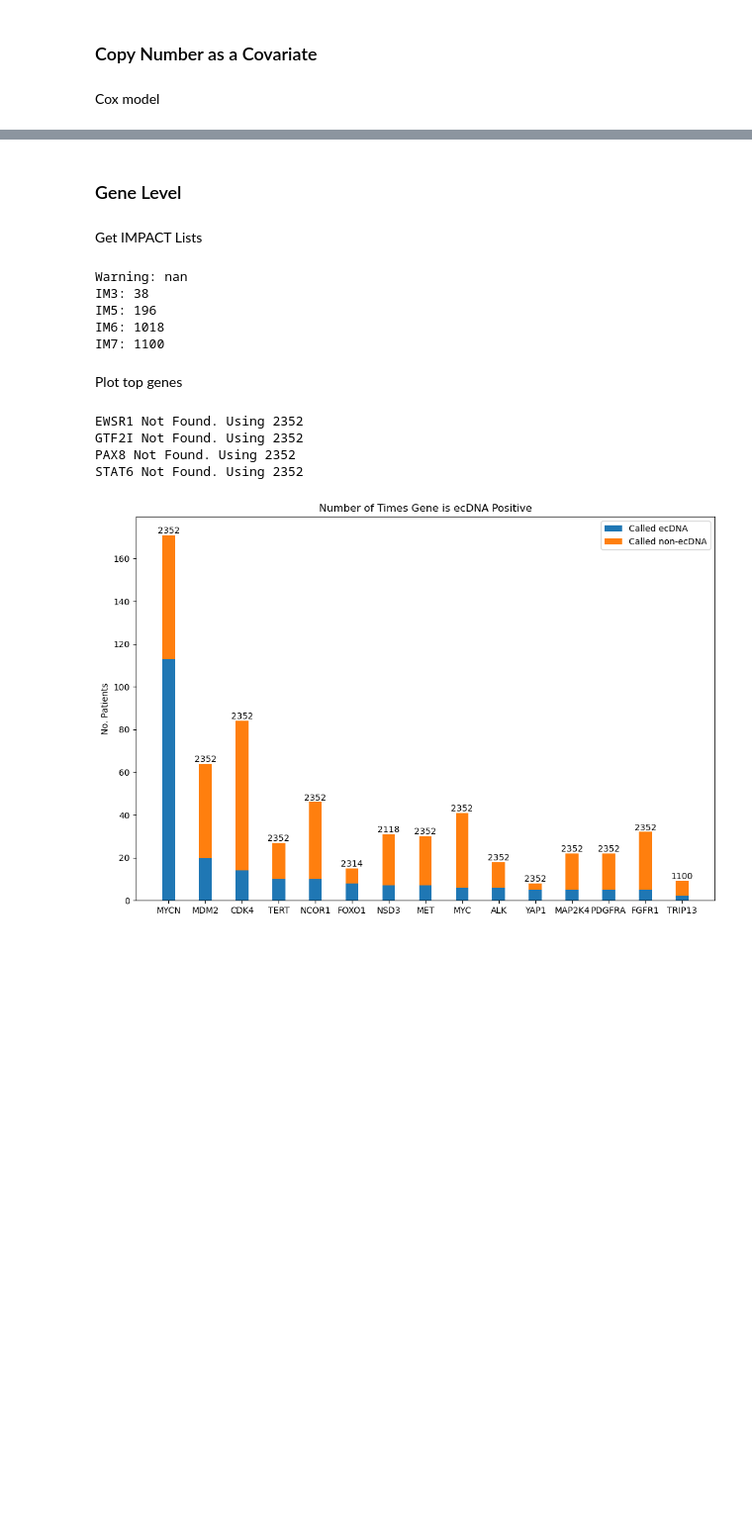
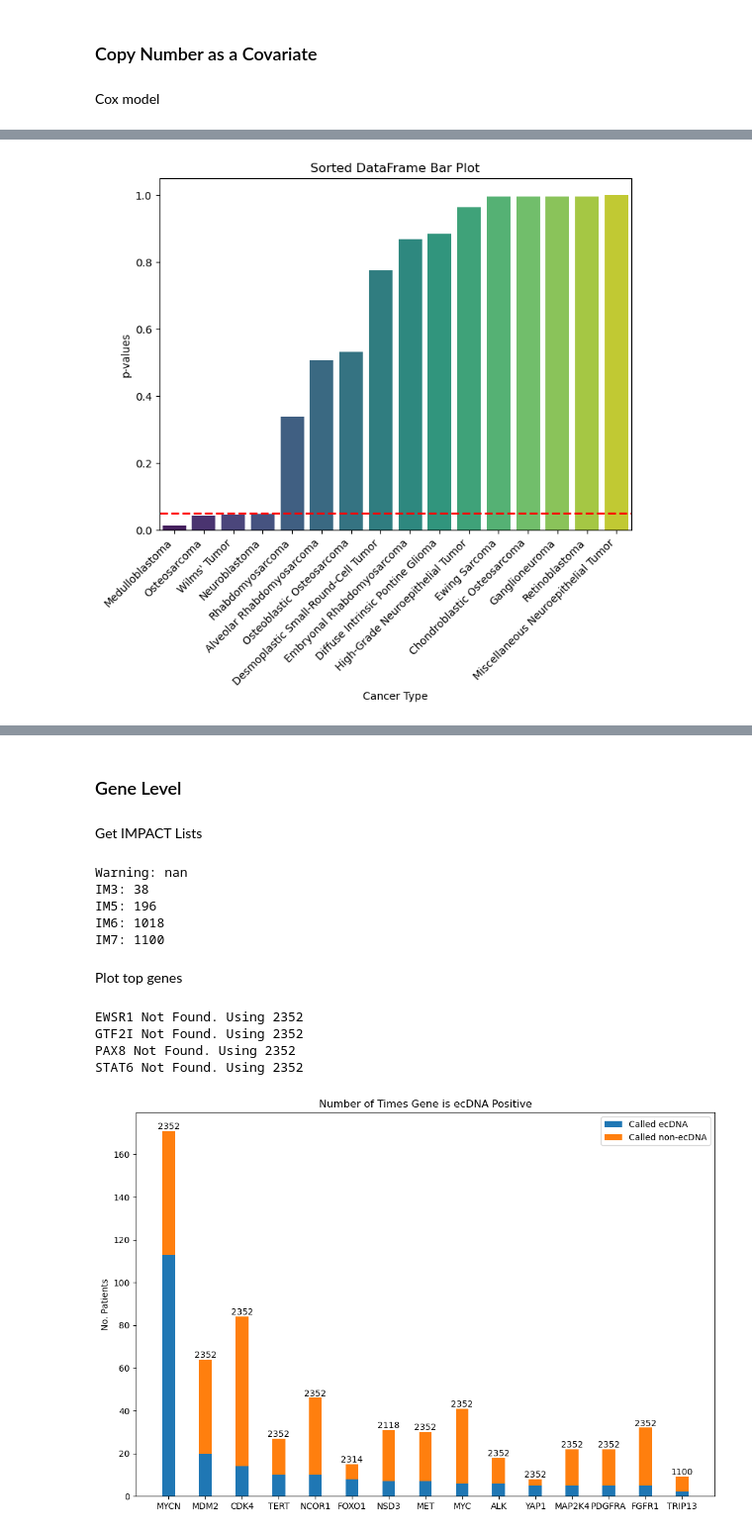
Before and after one commit to mskcc/Penguin, a Jupyter notebook: scripts/notebooks/echo_visualize.ipynb, the cells around one changed output, grey strips where cells are left out. Shown at 99% size. Cells and saved outputs as stored; diff of their text form; code cells hidden in the pictures; blank space fills up the shorter version.

```diff
--- a/scripts/notebooks/echo_visualize.ipynb
+++ b/scripts/notebooks/echo_visualize.ipynb
@@ -338,0 +304,29 @@ sns.scatterplot(x = 'max_cn', y = 'osMonths', hue = 'ecDNAStatus', data = ecDNA_
+# %%
+import warnings
+warnings.filterwarnings("ignore")
+
+ecDNA_patient_cox = ecDNA_patient.dropna(subset = ['osMonths', 'ecDNAStatus', analysis_type])
+from lifelines import CoxPHFitter
+
+cox_df = pd.DataFrame(columns = ['ctype', 'p_value', 'hazardRatio', 'upper', 'lower'])
+
+for ctype in crosstab_cancerType.index.tolist() :
+    try :
+        ecDNA_patient_cox_specific = ecDNA_patient_cox[ecDNA_patient_cox[analysis_type] == ctype]
+        ecDNA_patient_cox_specific['eventOccurred'] = (ecDNA_patient_cox_specific['vitalStatus'] == 'DECEASED').astype(int)
+
+        cox = CoxPHFitter()
+        covariates = ['osMonths', 'eventOccurred', 'ecDNAStatus']
+        cox.fit(ecDNA_patient_cox_specific[covariates], duration_col = 'osMonths', event_col = 'eventOccurred')
+        new_row = {
+            'ctype' : ctype,
+            'p_value' : cox.summary['p'][0],
+            'hazardRatio' : cox.summary['exp(coef)'][0],
+            'upper' : cox.summary['exp(coef) upper 95%'][0],
+            'lower' : cox.summary['exp(coef) lower 95%'][0]
+        }
+        new_df = pd.DataFrame([new_row])
+        cox_df = pd.concat([cox_df, new_df], ignore_index = True)
+
+    except :
+        print(f"{ctype}: Convergence Not Found")
@@ -338,0 +342,15 @@ sns.scatterplot(x = 'max_cn', y = 'osMonths', hue = 'ecDNAStatus', data = ecDNA_
+# %%
+import seaborn as sns
+
+cox_df = cox_df.sort_values(by='p_value')
+plt.figure(figsize=(8, 6))
+bars = sns.barplot(x='ctype', y='p_value', data=cox_df, palette='viridis')
+plt.xlabel('Cancer Type')
+plt.ylabel('p-values')
+plt.title('Sorted DataFrame Bar Plot')
+bars.set_xticklabels(bars.get_xticklabels(), rotation=45, ha='right')
+plt.axhline(y=0.05, color='r', linestyle='--', linewidth=2)
+
+plt.show()
+# %% [output]
+[figure, added]
```
Also changed, not shown: parts of 13 cells of this notebook, 2 other files.
